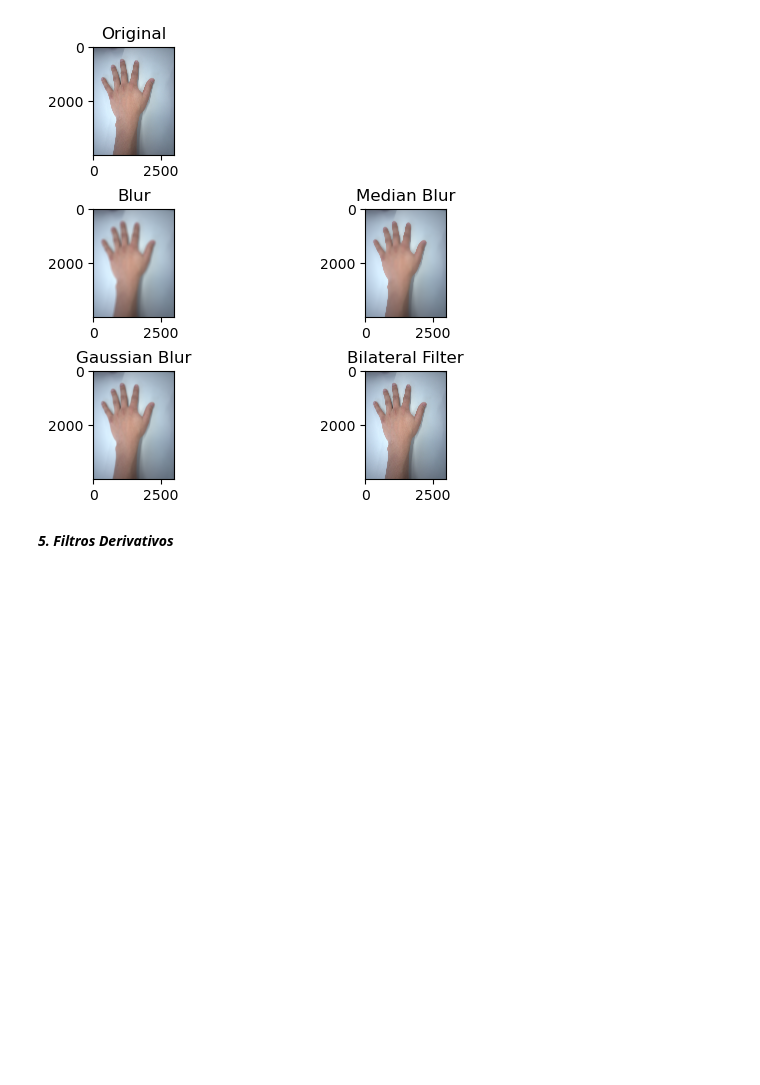
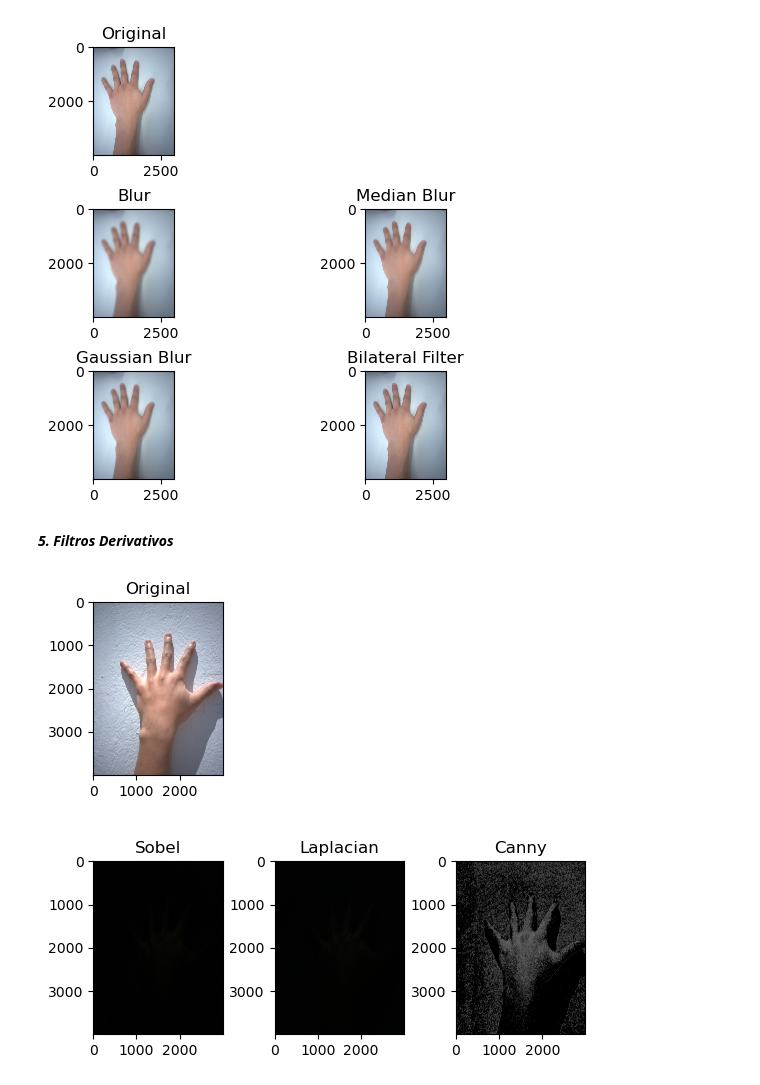
Before and after one commit to KouzouAkizuki/Tecnicas-de-IA---2024-I, a Jupyter notebook: Talleres/Taller 2/Taller 2.ipynb, the cells around one changed output. Saved outputs shown, nothing was run; the diff lists cells and outputs as text; code cells hidden in the pictures; blank space fills up the shorter version.

```diff
--- a/Talleres/Taller 2/Taller 2.ipynb
+++ b/Talleres/Taller 2/Taller 2.ipynb
@@ -227,3 +227,28 @@ plt.show()
 [figure]
 # %% [markdown]
 ***5. Filtros Derivativos***
+# %%
+Dx=1
+Dy=1
+Ksize=3 #1,3,5,7
+
+Low_Threshold=40
+High_Threshold=90
+
+
+Mano_Sobel      =   cv2.Sobel(Mano_light,-1,Dx,Dy,Ksize)
+Mano_Laplacian  =   cv2.Laplacian(Mano_light,-1,Ksize)
+Mano_Canny      =   cv2.Canny(Mano_light,Low_Threshold,High_Threshold)
+
+# Threshold aplicado a imagenes en escala de grises
+plt.figure(1)
+plt.subplot(231), plt.imshow(Mano_light[:,:,::-1], cmap=plt.cm.gray), plt.title('Original')
+
+plt.subplot(234), plt.imshow(Mano_Sobel, cmap=plt.cm.gray), plt.title('Sobel')
+plt.subplot(235), plt.imshow(Mano_Laplacian, cmap=plt.cm.gray), plt.title('Laplacian')
+plt.subplot(236), plt.imshow(Mano_Canny, cmap=plt.cm.gray), plt.title('Canny')
+
+plt.subplots_adjust(top=0.95, bottom=0.05, left=0.10, right=0.95, hspace=0.5, wspace=0)
+plt.show()
+# %% [output]
+[figure, added]
```
